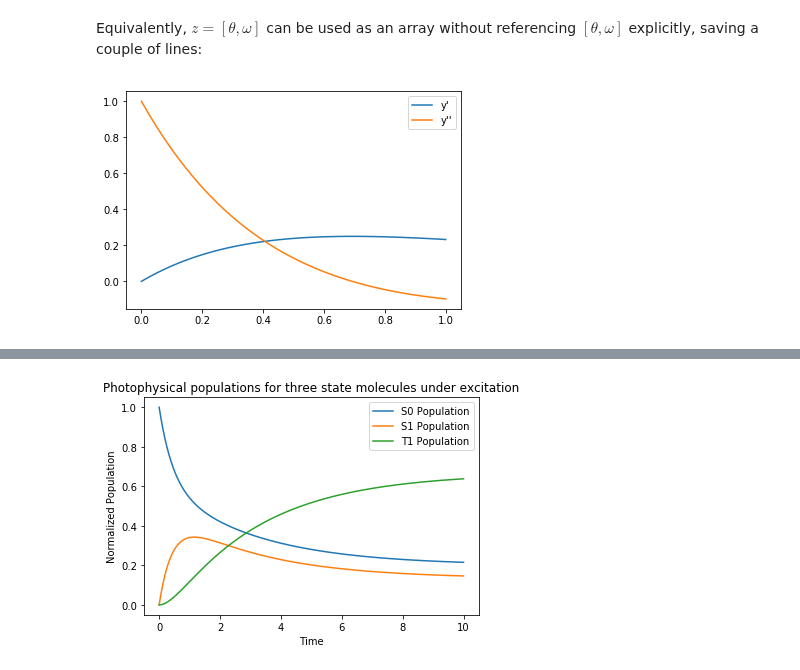
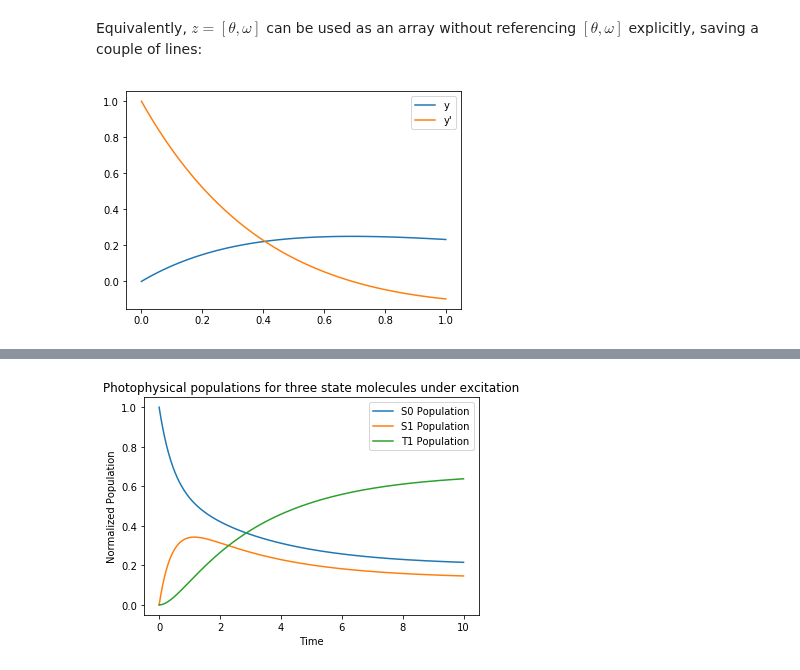
Before and after one commit to blakeflei/IntroScientificPythonWithJupyter, a Jupyter notebook: 09 - Ordinary Differential Equation (ODE) Examples.ipynb, the cells around one changed output, grey strips where cells are left out. Drawn from its saved outputs; the diff is of its cells as text; code cells hidden in the pictures.

```diff
--- a/09 - Ordinary Differential Equation (ODE) Examples.ipynb
+++ b/09 - Ordinary Differential Equation (ODE) Examples.ipynb
@@ -183,15 +188,15 @@ Equivalently, $ z = [\theta, \omega] $  can be used as an array without referenc
 # %%
 def dy2_dx(z, x):
     return (z[1], -3*z[1] -2*z[0])
 
-dy_dxs = odeint(dy2_dx, (0,1), X) # Outputs [y', y'']
+dy_dxs = odeint(dy2_dx, (0,1), X) # Outputs [y, y']
 
-plt.plot(X, dy_dxs[:, 0], label="y'")
-plt.plot(X, dy_dxs[:, 1], label="y''")
+plt.plot(X, dy_dxs[:, 0], label="y")
+plt.plot(X, dy_dxs[:, 1], label="y'")
 plt.legend()
 plt.show()
 # %% [output]
-[figure, old version]
+[figure, new version]
 # %% [markdown]
 ## Coupled Ordinary Differential Equations:
 
```
Also changed, not shown: parts of 9 cells of this notebook.
